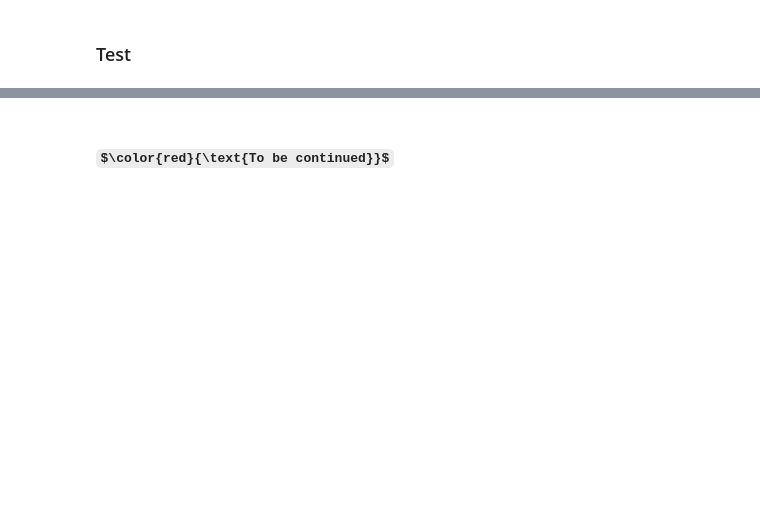
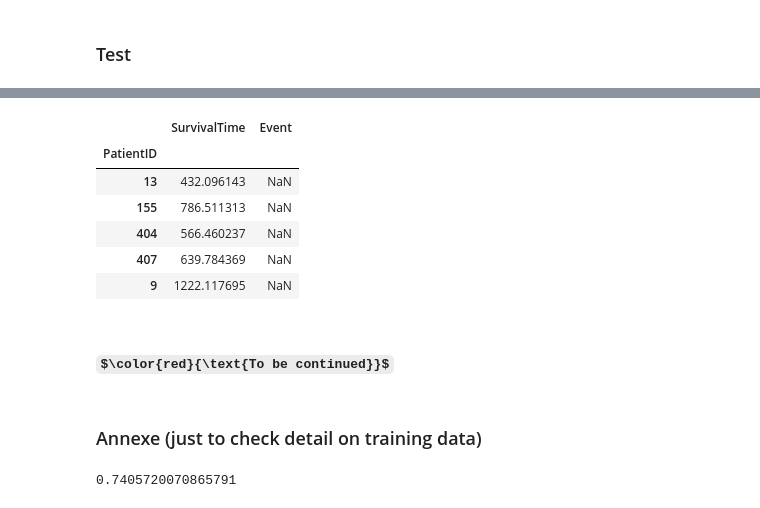
Before and after one commit to DamienToomey/predicting_lung_cancer_survival_time, a Jupyter notebook: code/code.ipynb, the cells around one changed output, grey strips where cells are left out. Saved outputs shown, nothing was run; the diff lists cells and outputs as text; code cells hidden in the pictures; some formulas as TeX source; blank space fills up the shorter version.

```diff
--- a/code/code.ipynb
+++ b/code/code.ipynb
@@ -250,20 +275,50 @@ memory usage: 18.9 KB
 # %%
-automl = autosklearn.regression.AutoSklearnRegressor(time_left_for_this_task=120, # in seconds
+automl = autosklearn.regression.AutoSklearnRegressor(time_left_for_this_task=60, # in seconds
                                                      per_run_time_limit=30,
                                                      resampling_strategy='cv',
                                                      resampling_strategy_arguments={'folds': 5})
 
+def my_cindex(solution, prediction, patient_ids, events):
+    prediction = prediction.ravel()
+
+    print("solution.shape", solution.shape)
+    print("prediction.shape", prediction.shape)
+    print("patient_ids.shape", patient_ids.shape)
+    print("events.shape", events.shape)
+
+    #print(autosklearn.metrics.r2(solution, prediction))
+    #return autosklearn.metrics.r2(solution, prediction)
+
+    data_solution = {"PatientID" :  patient_ids,
+                     "SurvivalTime" : solution,
+                     "Event" : events
+                    }
+    df_solution = pd.DataFrame(data_solution)
+    df_solution = df_solution.set_index("PatientID")
+
+    data_prediction = {"PatientID" :  patient_ids,
+                       "SurvivalTime" : prediction,
+                       "Event" : events*np.nan
+                      }
+    df_prediction = pd.DataFrame(data_prediction)
+    df_prediction = df_prediction.set_index("PatientID")
+
+    print(cindex(df_solution, df_prediction))
+    return cindex(df_solution, df_prediction)
+
 cindex_scorer = autosklearn.metrics.make_scorer(
         name="cindex",
-        score_func=cindex,
+        score_func=my_cindex,
         optimum=1,
         greater_is_better=True,
         needs_proba=False,
         needs_threshold=False,
+        patient_ids = df_train_output.index.values,
+        events = df_train_output["Event"].values
     )
 
 start_time = time.time()
-automl.fit(df_X_train.copy(), df_train_output["SurvivalTime"].copy(), dataset_name='data_Q0G7b5t') #, metric=cindex_scorer
+automl.fit(df_X_train.copy(), df_train_output["SurvivalTime"].copy(), dataset_name='data_Q0G7b5t', metric=cindex_scorer) #, metric=cindex_scorer
 # Docs for metric in autoML skearln
 # https://automl.github.io/auto-sklearn/master/examples/example_metrics.html
 # (Metric must be instance of autosklearn.metrics.Scorer.)
@@ -325,5 +438,24 @@ df_predicted_survival_time["PatientID"] = df_training_clinical_data["PatientID"]
 df_predicted_survival_time["SurvivalTime"] = y_hat
 # %%
-df_predicted_survival_time.sample(5)
+df_predicted_survival_time.head(5)
+# %% [output]
+|  | SurvivalTime | Event |
+| PatientID |  |  |
+| 13 | 432.096143 | NaN |
+| 155 | 786.511313 | NaN |
+| 404 | 566.460237 | NaN |
+| 407 | 639.784369 | NaN |
+| 9 | 1222.117695 | NaN |
 # %% [markdown]
 ## $\color{red}{\text{To be continued}}$
+# %% [markdown]
+### Annexe (just to check detail on training data)
+# %%
+y_hat = automl.predict(df_X_train)
+
+df_hat = df_train_output.copy()
+df_hat["SurvivalTime"] = y_hat
+df_hat["Event"] = np.nan
+cindex(df_train_output , df_hat)
+# %% [output]
+0.7405720070865791
```
Also changed, not shown: parts of 19 cells of this notebook.
